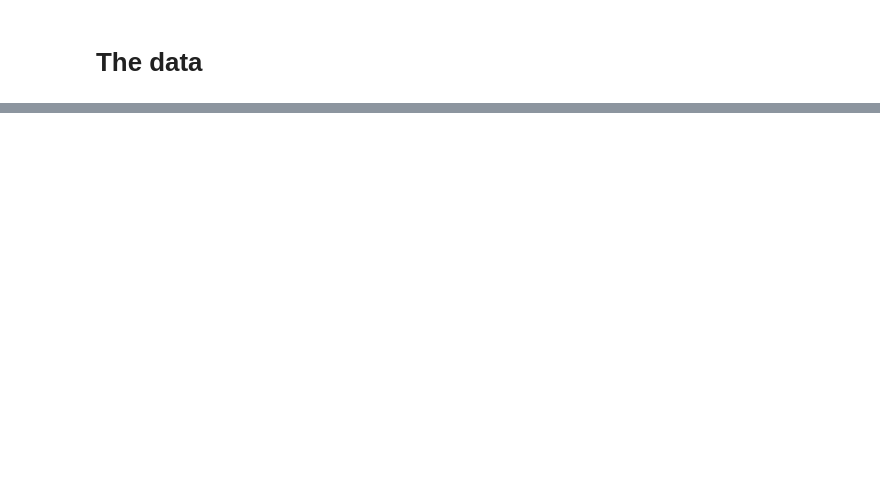
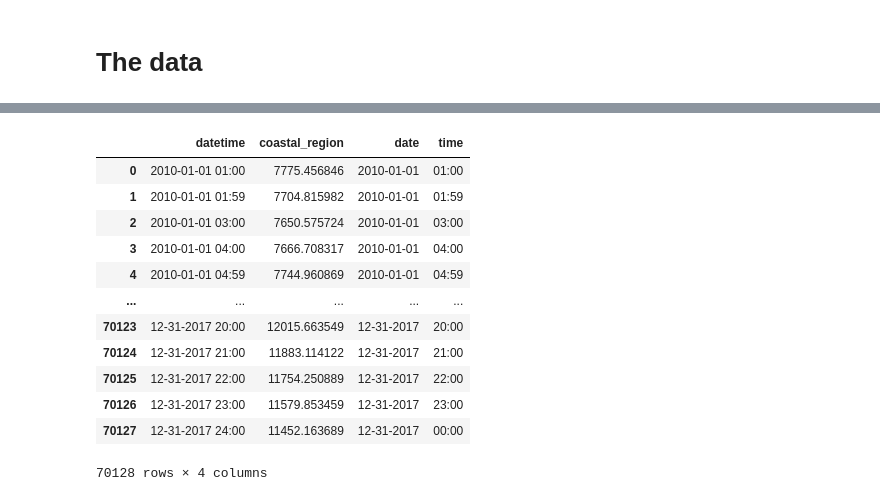
Before and after one commit to energy-demand-forecast/energy_demand_forecast, a Jupyter notebook: arsenes_dir/arsenes_scratchbook.ipynb, the cells around one changed output, grey strips where cells are left out. Drawn from its saved outputs; the diff is of its cells as text; code cells hidden in the pictures; blank space fills up the shorter version.

```diff
--- a/arsenes_dir/arsenes_scratchbook.ipynb
+++ b/arsenes_dir/arsenes_scratchbook.ipynb
@@ -18,0 +144,16 @@ from plotly.subplots import make_subplots
+# %%
+coast_df
+# %% [output]
+|  | datetime | coastal_region | date | time |
+| 0 | 2010-01-01 01:00 | 7775.456846 | 2010-01-01 | 01:00 |
+| 1 | 2010-01-01 01:59 | 7704.815982 | 2010-01-01 | 01:59 |
+| 2 | 2010-01-01 03:00 | 7650.575724 | 2010-01-01 | 03:00 |
+| 3 | 2010-01-01 04:00 | 7666.708317 | 2010-01-01 | 04:00 |
+| 4 | 2010-01-01 04:59 | 7744.960869 | 2010-01-01 | 04:59 |
+| ... | ... | ... | ... | ... |
+| 70123 | 12-31-2017 20:00 | 12015.663549 | 12-31-2017 | 20:00 |
+| 70124 | 12-31-2017 21:00 | 11883.114122 | 12-31-2017 | 21:00 |
+| 70125 | 12-31-2017 22:00 | 11754.250889 | 12-31-2017 | 22:00 |
+| 70126 | 12-31-2017 23:00 | 11579.853459 | 12-31-2017 | 23:00 |
+| 70127 | 12-31-2017 24:00 | 11452.163689 | 12-31-2017 | 00:00 |
+70128 rows × 4 columns
```
Also changed, not shown: parts of 27 cells of this notebook, 1 other file.
